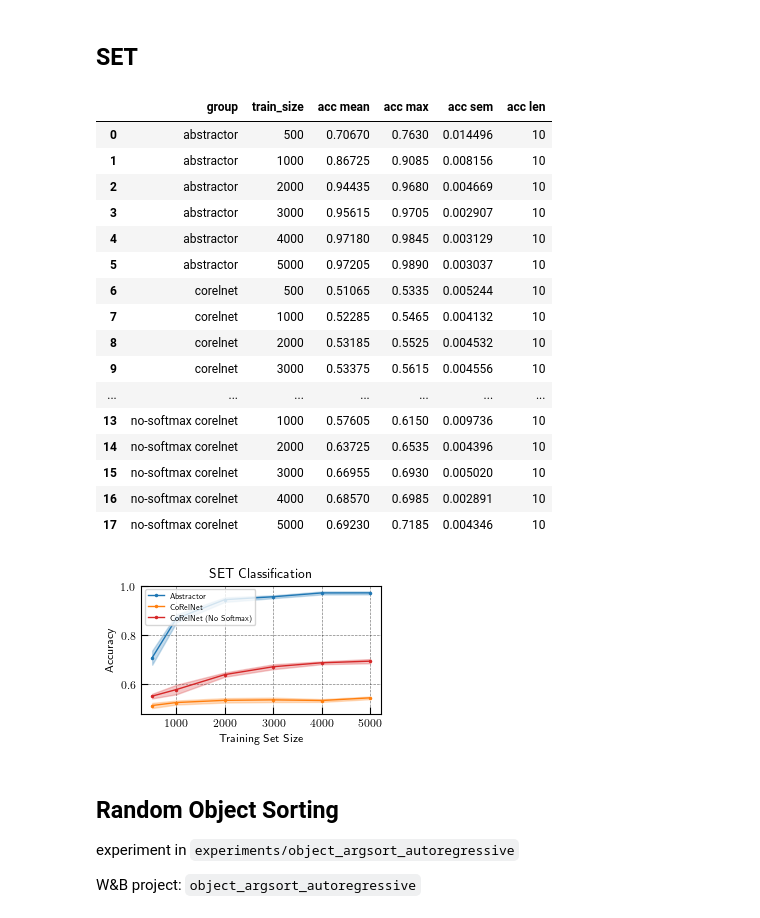
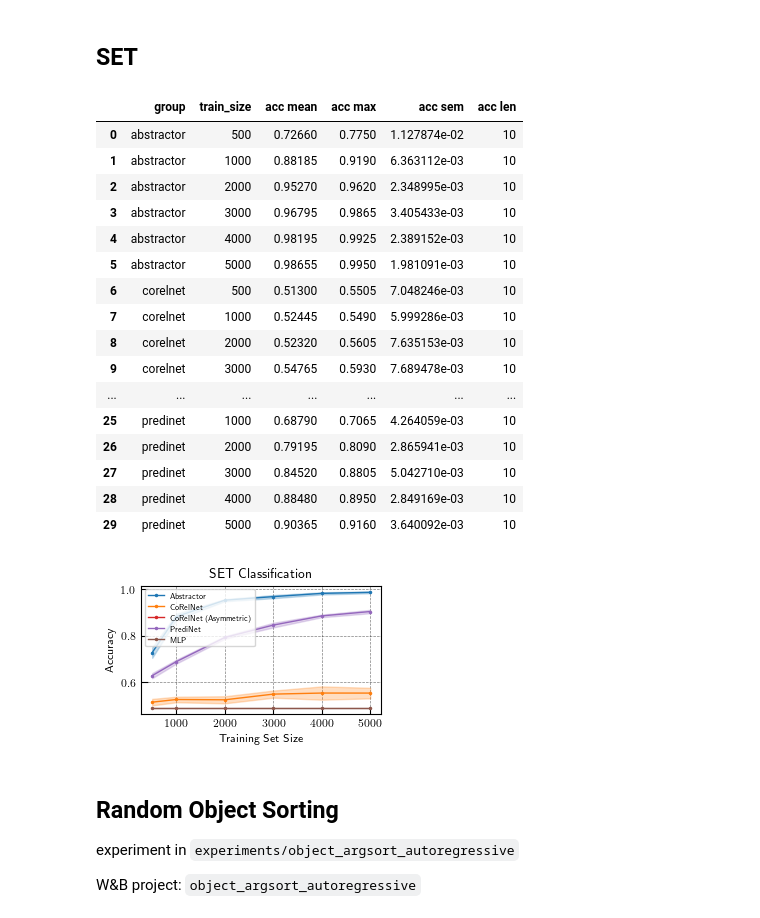
Before and after one commit to jdlafferty/relational, a Jupyter notebook: paper/paper_figures/create_figures.ipynb, the cells around one changed output. Cells and saved outputs as stored; diff of their text form; code cells hidden in the pictures.

```diff
--- a/paper/paper_figures/create_figures.ipynb
+++ b/paper/paper_figures/create_figures.ipynb
@@ -40,7 +40,8 @@ color_map = {
     'Abstractor': cmap(0), 'Pretrained': cmap(1),
     'Transformer': cmap(4), 'Pretrained': cmap(5),
     'CoRelNet': cmap(2), 'CoRelNet (Asymmetric)': cmap(6), 'CoRelNet (No Softmax)': cmap(6),
-    'Ablation Model': cmap(14)}
+    'Ablation Model': cmap(14),
+    'MLP': cmap(10), 'PrediNet': cmap(8)}
 # %%
 plt.bar(list(range(len(color_map))), 1, color=color_map.values());
 plt.xticks(list(range(len(color_map))), color_map.keys());
@@ -52,7 +53,8 @@ plt.xticks(list(range(len(color_map))), color_map.keys());
 `experiments/pairwise_order`
 # %%
 %%capture
-figure_data = pd.read_csv('figure_data/pairwise_order_learning_curves_2023-09-11-1300.csv', index_col=0)
+data_path = 'figure_data/pairwise_order_learning_curves_data_2023-11-11-1824.csv'
+figure_data = pd.read_csv(data_path, index_col=0)
 agg_figure_data = figure_data.groupby(['group', 'train_size'])
 metrics = ['binary_accuracy']
 agg_figure_data = agg_figure_data[metrics].agg(
@@ -63,7 +65,7 @@ agg_figure_data.columns = [' '.join(col).strip() for col in agg_figure_data.colu
 fig, ax = plt.subplots(figsize=(3,2))
 x_name = 'train_size'
 metric_name = 'binary_accuracy'
-label_map = {'abstractor': 'Abstractor', 'corelnet': 'CoRelNet', 'asymmetric_corelnet': 'CoRelNet (Asymmetric)'}
+label_map = {'abstractor': 'Abstractor', 'corelnet': 'CoRelNet', 'asymmetric_corelnet': 'CoRelNet (Asymmetric)', 'predinet': 'PrediNet', 'mlp': 'MLP'}
 for group in label_map:
     group_df = agg_figure_data[agg_figure_data.group==group]
 
@@ -89,7 +91,8 @@ fig.savefig(f'{save_dir}/pairwise_order_learning_curves.pdf')
 ## SET
 # %%
 %%capture
-figure_data = pd.read_csv('figure_data/set_learning_curves_2023-09-11.csv', index_col=0)
+data_path = 'figure_data/set_learning_curves_data_2023-11-11-2012.csv'
+figure_data = pd.read_csv(data_path, index_col=0)
 agg_figure_data = figure_data.groupby(['group', 'train_size'])
 metrics = ['acc']
 agg_figure_data = agg_figure_data[metrics].agg(
@@ -100,48 +103,48 @@ agg_figure_data.columns = [' '.join(col).strip() for col in agg_figure_data.colu
 agg_figure_data
 # %% [output]
 |  | group | train_size | acc mean | acc max | acc sem | acc len |
-| 0 | abstractor | 500 | 0.70670 | 0.7630 | 0.014496 | 10 |
-| 1 | abstractor | 1000 | 0.86725 | 0.9085 | 0.008156 | 10 |
-| 2 | abstractor | 2000 | 0.94435 | 0.9680 | 0.004669 | 10 |
-| 3 | abstractor | 3000 | 0.95615 | 0.9705 | 0.002907 | 10 |
-| 4 | abstractor | 4000 | 0.97180 | 0.9845 | 0.003129 | 10 |
-| 5 | abstractor | 5000 | 0.97205 | 0.9890 | 0.003037 | 10 |
-| 6 | corelnet | 500 | 0.51065 | 0.5335 | 0.005244 | 10 |
-| 7 | corelnet | 1000 | 0.52285 | 0.5465 | 0.004132 | 10 |
-| 8 | corelnet | 2000 | 0.53185 | 0.5525 | 0.004532 | 10 |
-| 9 | corelnet | 3000 | 0.53375 | 0.5615 | 0.004556 | 10 |
+| 0 | abstractor | 500 | 0.72660 | 0.7750 | 1.127874e-02 | 10 |
+| 1 | abstractor | 1000 | 0.88185 | 0.9190 | 6.363112e-03 | 10 |
+| 2 | abstractor | 2000 | 0.95270 | 0.9620 | 2.348995e-03 | 10 |
+| 3 | abstractor | 3000 | 0.96795 | 0.9865 | 3.405433e-03 | 10 |
+| 4 | abstractor | 4000 | 0.98195 | 0.9925 | 2.389152e-03 | 10 |
+| 5 | abstractor | 5000 | 0.98655 | 0.9950 | 1.981091e-03 | 10 |
+| 6 | corelnet | 500 | 0.51300 | 0.5505 | 7.048246e-03 | 10 |
+| 7 | corelnet | 1000 | 0.52445 | 0.5490 | 5.999286e-03 | 10 |
+| 8 | corelnet | 2000 | 0.52320 | 0.5605 | 7.635153e-03 | 10 |
+| 9 | corelnet | 3000 | 0.54765 | 0.5930 | 7.689478e-03 | 10 |
 | ... | ... | ... | ... | ... | ... | ... |
-| 13 | no-softmax corelnet | 1000 | 0.57605 | 0.6150 | 0.009736 | 10 |
-| 14 | no-softmax corelnet | 2000 | 0.63725 | 0.6535 | 0.004396 | 10 |
-| 15 | no-softmax corelnet | 3000 | 0.66955 | 0.6930 | 0.005020 | 10 |
-| 16 | no-softmax corelnet | 4000 | 0.68570 | 0.6985 | 0.002891 | 10 |
-| 17 | no-softmax corelnet | 5000 | 0.69230 | 0.7185 | 0.004346 | 10 |
+| 25 | predinet | 1000 | 0.68790 | 0.7065 | 4.264059e-03 | 10 |
+| 26 | predinet | 2000 | 0.79195 | 0.8090 | 2.865941e-03 | 10 |
+| 27 | predinet | 3000 | 0.84520 | 0.8805 | 5.042710e-03 | 10 |
+| 28 | predinet | 4000 | 0.88480 | 0.8950 | 2.849169e-03 | 10 |
+| 29 | predinet | 5000 | 0.90365 | 0.9160 | 3.640092e-03 | 10 |
 # %%
 fig, ax = plt.subplots(figsize=(3,2))
 x_name = 'train_size'
 metric_name = 'acc'
-label_map = {'abstractor': 'Abstractor', 'corelnet': 'CoRelNet', 'no-softmax corelnet': 'CoRelNet (No Softmax)'}
+# label_map = {'abstractor': 'Abstractor', 'corelnet': 'CoRelNet', 'no-softmax corelnet': 'CoRelNet (No Softmax)'}
 for group in label_map:
     group_df = agg_figure_data[agg_figure_data.group==group]
 
     x = group_df[x_name]
     y = group_df[f'{metric_name} mean']
     y_err = 2*group_df[f'{metric_name} sem']
 
     group_name = label_map[group]
     ax.plot(x, y, **plot_kwargs, c=color_map[group_name], label=group_name)
 
     # ax.errorbar(x, y, y_err, **errbar_kwargs, label=group_name)
     ax.fill_between(x, y - y_err, y + y_err, color=color_map[group_name], **errband_kwargs)
 
 ax.set_xlabel('Training Set Size');
 ax.set_ylabel('Accuracy');
 ax.set_title("SET Classification")
 ax.legend(loc='upper left', fontsize='x-small', fancybox=True, frameon=True, framealpha=0.8);
 fig.set_tight_layout(True)
 fig.savefig(f'{save_dir}/set_classification.pdf')
 # %% [output]
-[figure, old version]
+[figure, new version]
 # %% [markdown]
 ## Random Object Sorting
 
```
Also changed, not shown: parts of 2 cells of this notebook, 2 other files.
